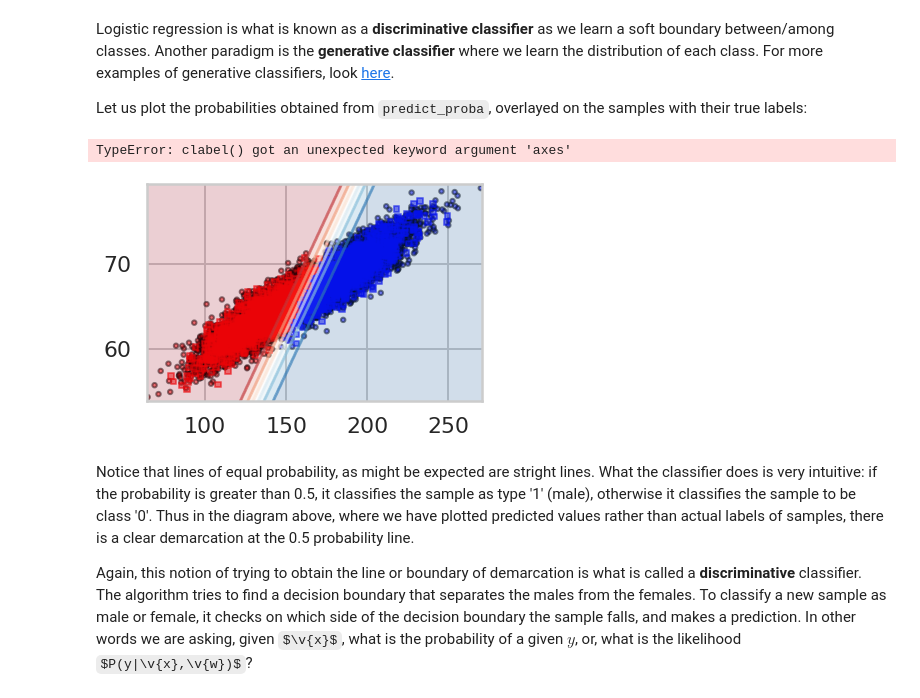
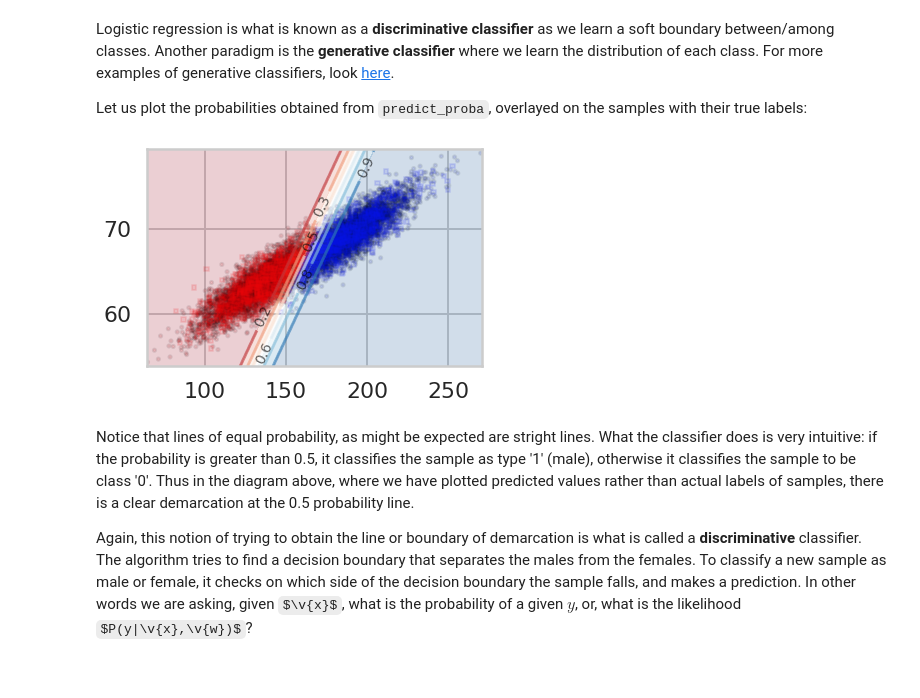
Before and after one commit to skakumanu/ml-bootcamp, a Jupyter notebook: Mini_Project_Logistic_Regression.ipynb, the cells around one changed output. Cells and saved outputs as stored; diff of their text form; code cells hidden in the pictures; some formulas as TeX source.

Commit message:
Logistic regression fixed

```diff
--- a/Mini_Project_Logistic_Regression.ipynb
+++ b/Mini_Project_Logistic_Regression.ipynb
@@ -233,5 +216,14 @@ Your goal is to find the best model parameters based *only* on the training set,
 # %%
 #the grid of parameters to search over
 Cs = [0.001, 0.1, 1, 10, 100]
+score_max = 0
+C_max = 0.001
+for Ct in Cs:
+    clf = LogisticRegression(C=Ct)
+    score = cv_score(clf, Xlr, ylr)
+    if score > score_max:
+        score_max = score
+        C_max = Ct
 
+print('The best parameter C is ', C_max, '. with a cv_score of ', score_max)
 # your turn
@@ -256,0 +246,5 @@ Cs = [0.001, 0.1, 1, 10, 100]
+# %%
+# your turn
+clf = LogisticRegression(C=C_max)
+clf.fit(Xlr, ylr)
+print(accuracy_score(clf.predict(Xtestlr),ytestlr))
@@ -271,0 +267,14 @@ Scikit-learn, as with many other Python packages, provides utilities to perform
+# %%
+# your turn
+clf = LogisticRegression()
+parameters = {
+    'C': np.logspace(-2,2,5)
+}
+gs = sklearn.model_selection.GridSearchCV(clf, param_grid=parameters, cv = 5)
+gs.fit(Xlr,ylr)
+print("Best C, ", gs.best_params_['C'])
+
+#
+clf = LogisticRegression(C=gs.best_params_['C'])
+clf.fit(Xlr, ylr)
+print(accuracy_score(clf.predict(Xtestlr),ytestlr))
@@ -469,22 +481,12 @@ array([[5.85505208e-03, 9.94144948e-01],
 Logistic regression is what is known as a **discriminative classifier** as we learn a soft boundary between/among classes. Another paradigm is the **generative classifier** where we learn the distribution of each class. For more examples of generative classifiers, look [here](https://en.wikipedia.org/wiki/Generative_model).
 
 Let us plot the probabilities obtained from `predict_proba`, overlayed on the samples with their true labels:
-# %%
-def points_plot_prob(ax, Xtr, Xte, ytr, yte, clf, colorscale=cmap_light, cdiscrete=cmap_bold, ccolor=cm, psize=10, alpha=0.1):
-    ax,xx,yy = points_plot(ax, Xtr, Xte, ytr, yte, clf, mesh=False, colorscale=colorscale, cdiscrete=cdiscrete, psize=psize, alpha=alpha, predicted=True)
-    Z = clf.predict_proba(np.c_[xx.ravel(), yy.ravel()])[:, 1]
-    Z = Z.reshape(xx.shape)
-    plt.contourf(xx, yy, Z, cmap=ccolor, alpha=.2, axes=ax)
-    cs2 = plt.contour(xx, yy, Z, cmap=ccolor, alpha=.6, axes=ax)
-    plt.clabel(cs2, fmt = '%5.4f', colors = 'k', fontsize=14, axes=ax)
-    return ax
 # %%
 plt.figure()
 ax = plt.gca()
-points_plot_prob(ax, Xtrain_l, Xtest_l, ytrain_l, ytest_l, clf_l,psize=20, alpha=0.5);
+points_plot_prob(ax, Xtrain_l, Xtest_l, ytrain_l, ytest_l, clf_l, alpha=0.1);
 # %% [output]
-TypeError: clabel() got an unexpected keyword argument 'axes'
-[figure, old version]
+[figure, new version]
 # %% [markdown]
 Notice that lines of equal probability, as might be expected are stright lines. What the classifier does is very intuitive: if the probability is greater than 0.5, it classifies the sample as type '1' (male), otherwise it classifies the sample to be class '0'. Thus in the diagram above, where we have plotted predicted values rather than actual labels of samples, there is a clear demarcation at the 0.5 probability line.
 
```
Also changed, not shown: parts of 18 cells of this notebook.
